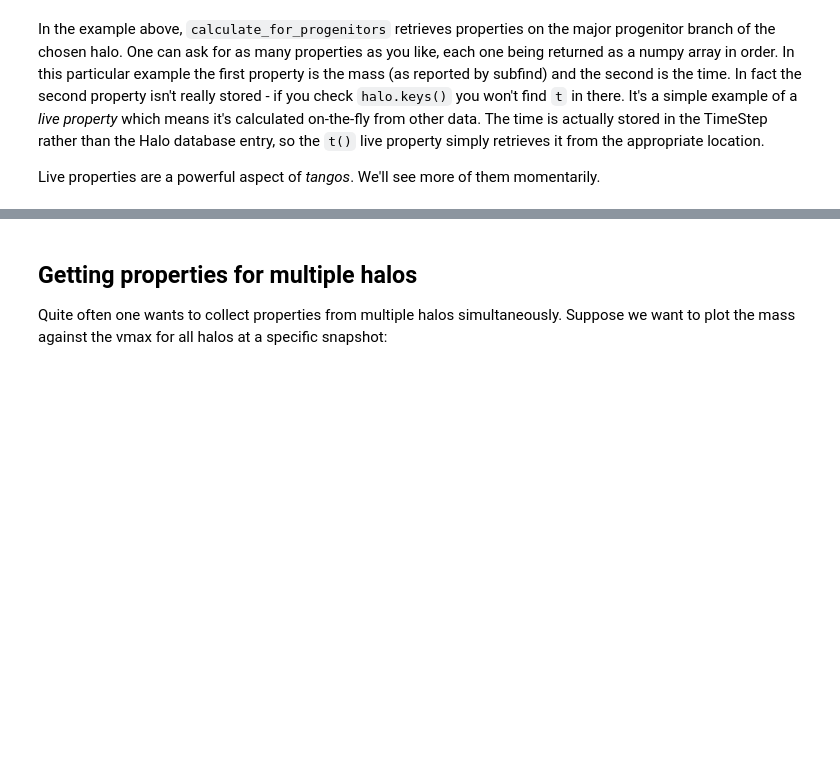
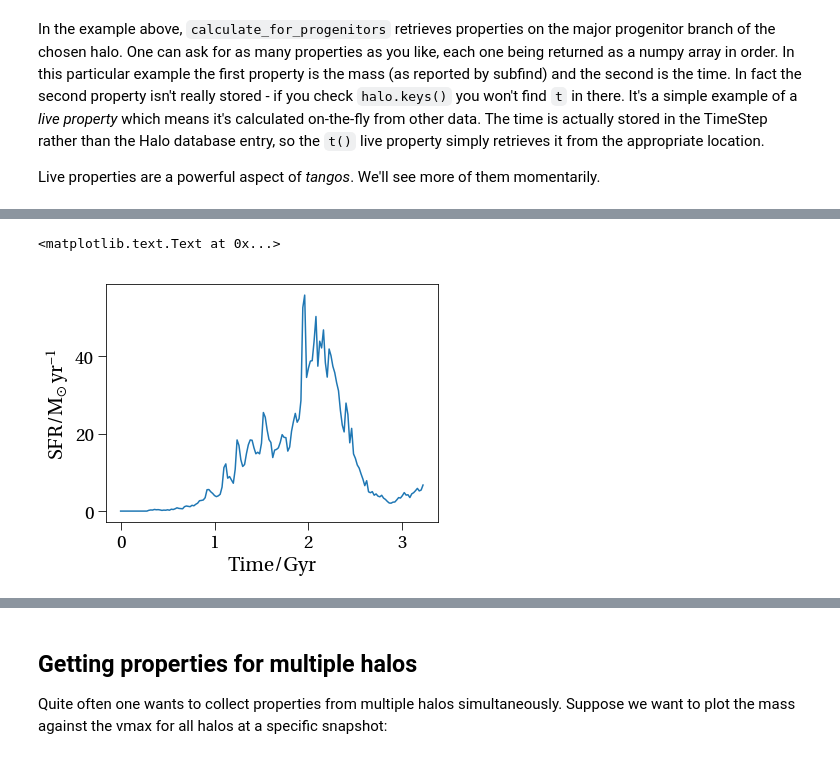
Before and after one commit to pynbody/tangos, a Jupyter notebook: docs/Data exploration with python.ipynb, the cells around one changed output, grey strips where cells are left out. Drawn from its saved outputs; the diff is of its cells as text; code cells hidden in the pictures; blank space fills up the shorter version.

Commit message:
Add more to data exploration with ipython tutorial

```diff
--- a/docs/Data exploration with python.ipynb
+++ b/docs/Data exploration with python.ipynb
@@ -97,0 +124,16 @@ Live properties are a powerful aspect of _tangos_. We'll see more of them moment
+# %%
+halo = tangos.get_halo("tutorial_changa_blackholes/%960/halo_1")
+SFR = halo["SFR_histogram"]
+
+# The above is sufficient to retrieve the histogram; however you probably also want to check
+# the size of the time bins. The easiest approach is to request a suitable time array to go with
+# the SF history:
+SFR_property_object = halo.get_objects("SFR_histogram")[0]
+SFR_time_bins = SFR_property_object.x_values()
+
+p.plot(SFR_time_bins, SFR)
+p.xlabel("Time/Gyr")
+p.ylabel("SFR/$M_{\odot}\,yr^{-1}$")
+# %% [output]
+<matplotlib.text.Text at 0x...>
+[figure, added]
```
Also changed, not shown: parts of 25 cells of this notebook.
